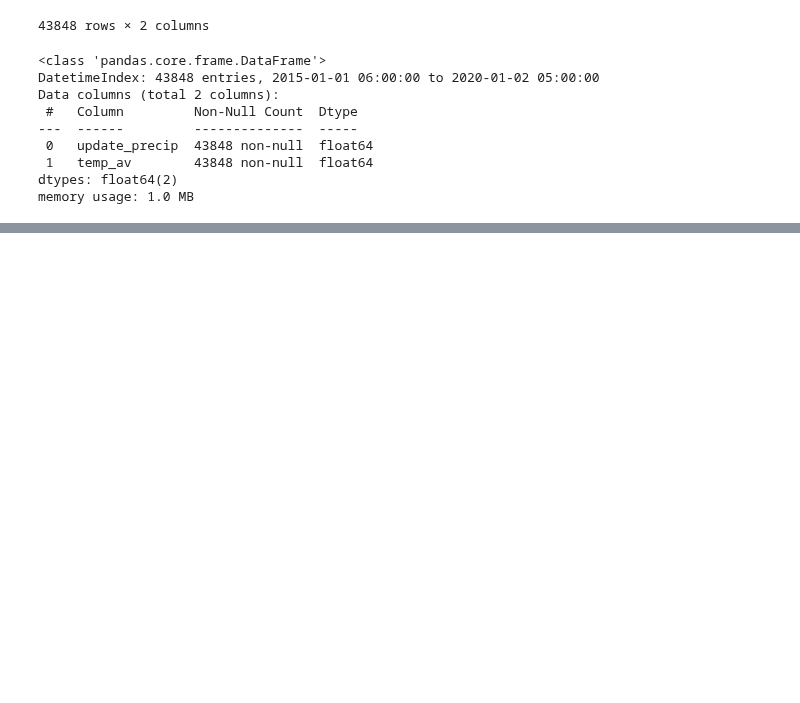
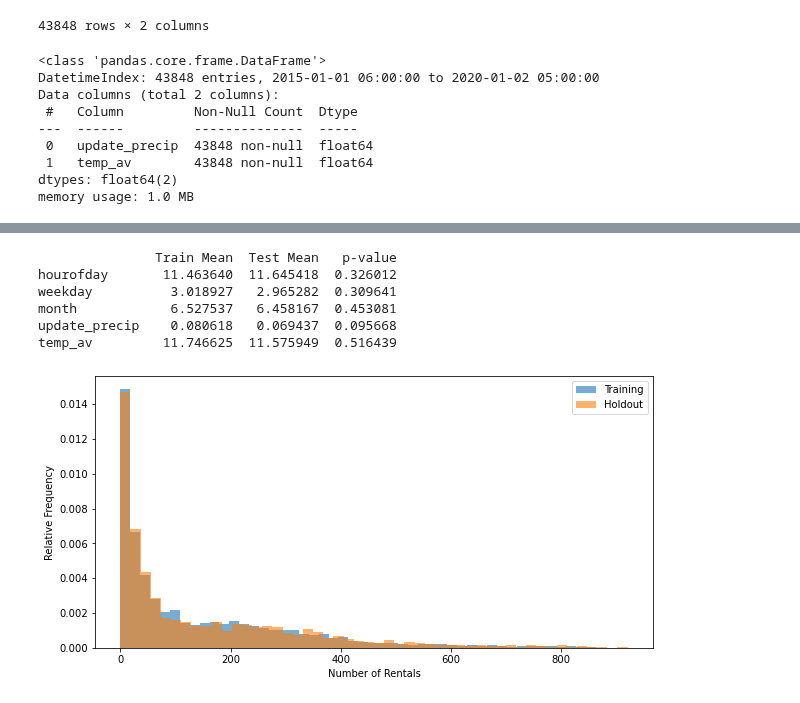
Before and after one commit to MoritzWagner13/Machine-Learning, a Jupyter notebook: Predictions.ipynb, the cells around one changed output, grey strips where cells are left out. Drawn from its saved outputs; the diff is of its cells as text; code cells hidden in the pictures; blank space fills up the shorter version.

```diff
--- a/Predictions.ipynb
+++ b/Predictions.ipynb
@@ -160,0 +157,49 @@ Neural Networks
+# %%
+from sklearn.model_selection import train_test_split
+
+# Extract the relevant features from the dataset
+X = pred_model_joint[['hourofday', 'weekday', 'month', 'update_precip', 'temp_av']]
+y = pred_model_joint['counts']
+
+# split the data into training and test sets
+X_train, X_test, y_train, y_test = train_test_split(X, y, test_size=0.2, random_state=42)
+# %%
+from scipy import stats
+
+# Calculate the means of both training and test set for each value
+train_mean = X_train.mean()
+test_mean = X_test.mean()
+
+# create a table for comparing the means
+mean_table = pd.concat([train_mean, test_mean], axis=1)
+mean_table.columns = ['Train Mean', 'Test Mean']
+
+# Perform t-test
+t, p = stats.ttest_ind(X_train, X_test, equal_var=False)
+
+# Add p-values to the table
+mean_table['p-value'] = p
+
+#Print the table
+print(mean_table)
+
+# the p-values are greater than 0.05, which means that there is
+# no significant difference between the means of the training and test datasets.
+# %% [output]
+               Train Mean  Test Mean   p-value
+hourofday       11.463640  11.645418  0.326012
+weekday          3.018927   2.965282  0.309641
+month            6.527537   6.458167  0.453081
+update_precip    0.080618   0.069437  0.095668
+temp_av         11.746625  11.575949  0.516439
+# %%
+# Plot the distribution of the target variable in the training and holdout sets
+plt.figure(figsize=(10, 5))
+plt.hist(y_train, bins=50, alpha=0.6, label='Training', density= True)
+plt.hist(y_test, bins=50, alpha=0.6, label='Holdout', density= True)
+plt.xlabel('Number of Rentals')
+plt.ylabel('Relative Frequency')
+plt.legend()
+plt.show()
+# %% [output]
+[figure, added]
```
Also changed, not shown: parts of 49 cells of this notebook.
